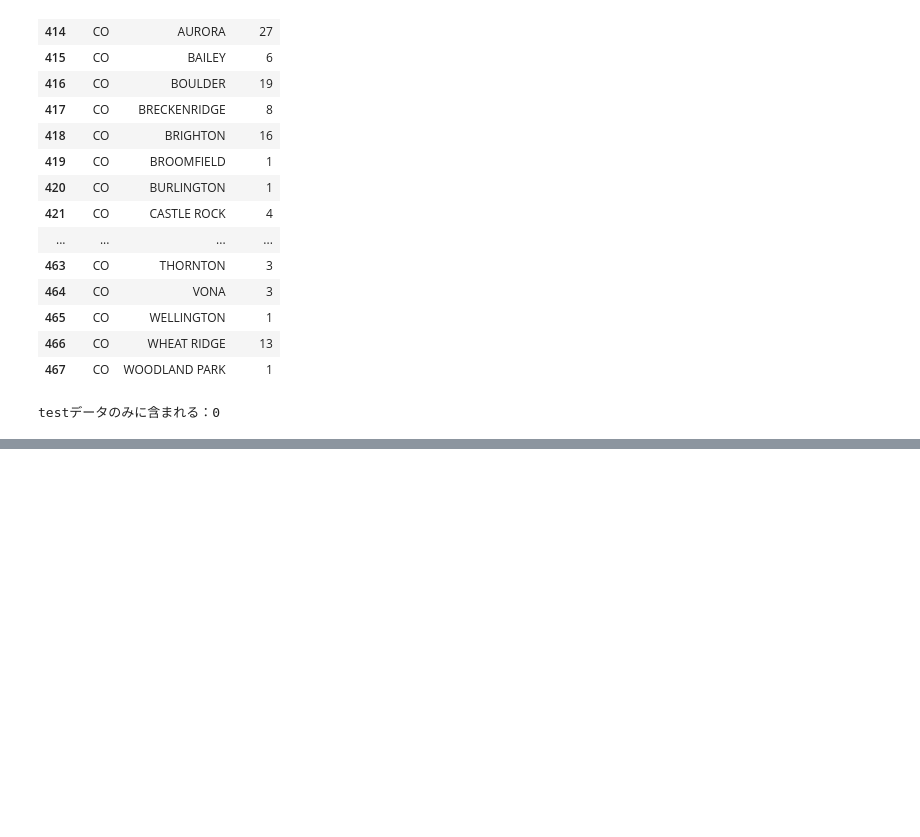
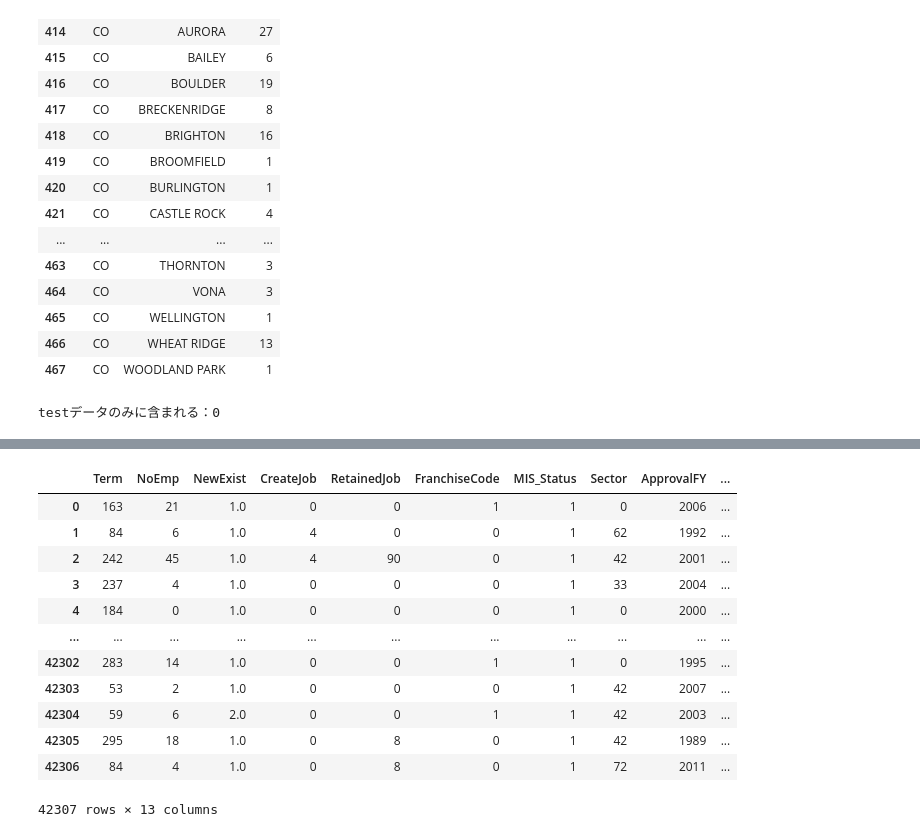
Before and after one commit to IR325/FinancialDataApplication, a Jupyter notebook: notebooks/20240212_EDA.ipynb, the cells around one changed output, grey strips where cells are left out. Saved outputs shown, nothing was run; the diff lists cells and outputs as text; code cells hidden in the pictures; blank space fills up the shorter version.

```diff
--- a/notebooks/20240212_EDA.ipynb
+++ b/notebooks/20240212_EDA.ipynb
@@ -474,0 +445,16 @@ test_data[test_data["City"].isin(rare_cities)][["State", "City"]]
+# %%
+train_data.select_dtypes(["int", "float"])
+# %% [output]
+|  | Term | NoEmp | NewExist | CreateJob | RetainedJob | FranchiseCode | MIS_Status | Sector | ApprovalFY | ... |
+| 0 | 163 | 21 | 1.0 | 0 | 0 | 1 | 1 | 0 | 2006 | ... |
+| 1 | 84 | 6 | 1.0 | 4 | 0 | 0 | 1 | 62 | 1992 | ... |
+| 2 | 242 | 45 | 1.0 | 4 | 90 | 0 | 1 | 42 | 2001 | ... |
+| 3 | 237 | 4 | 1.0 | 0 | 0 | 0 | 1 | 33 | 2004 | ... |
+| 4 | 184 | 0 | 1.0 | 0 | 0 | 0 | 1 | 0 | 2000 | ... |
+| ... | ... | ... | ... | ... | ... | ... | ... | ... | ... | ... |
+| 42302 | 283 | 14 | 1.0 | 0 | 0 | 1 | 1 | 0 | 1995 | ... |
+| 42303 | 53 | 2 | 1.0 | 0 | 0 | 0 | 1 | 42 | 2007 | ... |
+| 42304 | 59 | 6 | 2.0 | 0 | 0 | 1 | 1 | 42 | 2003 | ... |
+| 42305 | 295 | 18 | 1.0 | 0 | 8 | 0 | 1 | 42 | 1989 | ... |
+| 42306 | 84 | 4 | 1.0 | 0 | 8 | 0 | 1 | 72 | 2011 | ... |
+42307 rows × 13 columns
```
Also changed, not shown: parts of 12 cells of this notebook, 8 other files.
